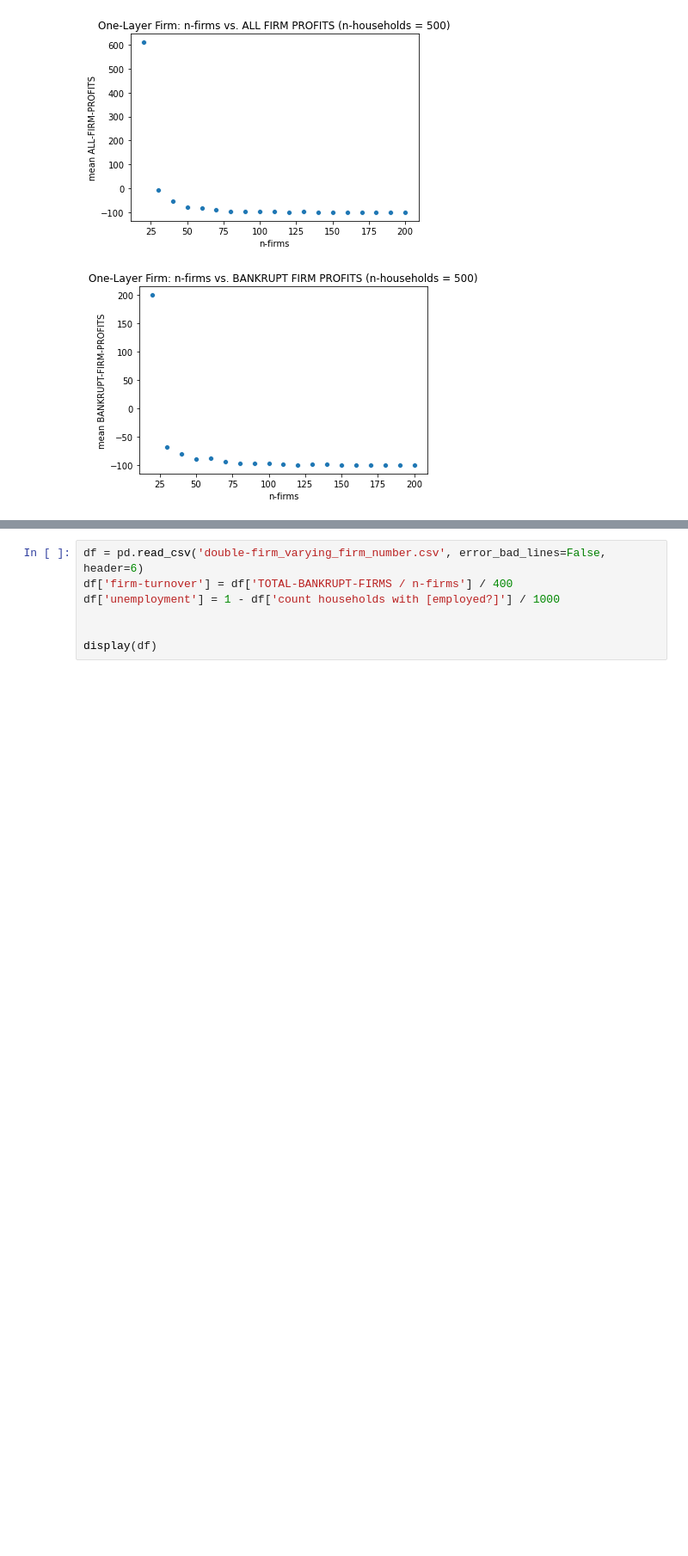
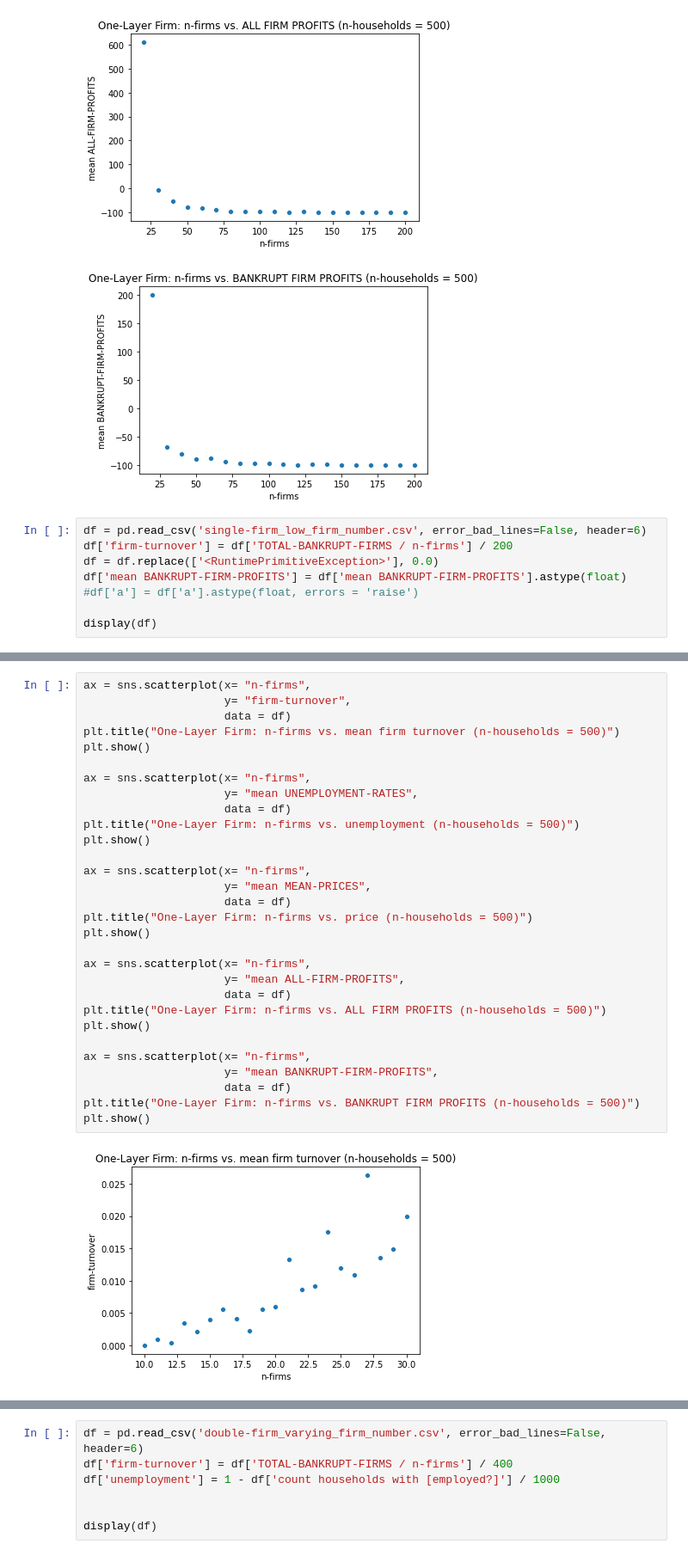
Before and after one commit to jzkelter/tabular-standards, a Jupyter notebook: Main Model/Behaviorspace Data/n-firm tests.ipynb, the cells around one changed output, grey strips where cells are left out. Shown: that part at 86% size. Saved outputs shown, nothing was run; the diff lists cells and outputs as text; blank space fills up the shorter version.

Commit message:
Updated Data

```diff
--- a/Main Model/Behaviorspace Data/n-firm tests.ipynb
+++ b/Main Model/Behaviorspace Data/n-firm tests.ipynb
@@ -64,3 +64,11 @@ plt.show()
 [figure]
 [figure]
 [figure]
+# %%
+df = pd.read_csv('single-firm_low_firm_number.csv', error_bad_lines=False, header=6)
+df['firm-turnover'] = df['TOTAL-BANKRUPT-FIRMS / n-firms'] / 200
+df = df.replace(['<RuntimePrimitiveException>'], 0.0)
+df['mean BANKRUPT-FIRM-PROFITS'] = df['mean BANKRUPT-FIRM-PROFITS'].astype(float)
+#df['a'] = df['a'].astype(float, errors = 'raise')
+
+display(df)
@@ -66,0 +93,32 @@ plt.show()
+# %%
+ax = sns.scatterplot(x= "n-firms",
+                     y= "firm-turnover",
+                     data = df)
+plt.title("One-Layer Firm: n-firms vs. mean firm turnover (n-households = 500)")
+plt.show()
+
+ax = sns.scatterplot(x= "n-firms",
+                     y= "mean UNEMPLOYMENT-RATES",
+                     data = df)
+plt.title("One-Layer Firm: n-firms vs. unemployment (n-households = 500)")
+plt.show()
+
+ax = sns.scatterplot(x= "n-firms",
+                     y= "mean MEAN-PRICES",
+                     data = df)
+plt.title("One-Layer Firm: n-firms vs. price (n-households = 500)")
+plt.show()
+
+ax = sns.scatterplot(x= "n-firms",
+                     y= "mean ALL-FIRM-PROFITS",
+                     data = df)
+plt.title("One-Layer Firm: n-firms vs. ALL FIRM PROFITS (n-households = 500)")
+plt.show()
+
+ax = sns.scatterplot(x= "n-firms",
+                     y= "mean BANKRUPT-FIRM-PROFITS",
+                     data = df)
+plt.title("One-Layer Firm: n-firms vs. BANKRUPT FIRM PROFITS (n-households = 500)")
+plt.show()
+# %% [output]
+[figure, added]
```
Also changed, not shown: parts of 4 cells of this notebook, 1 other file.
